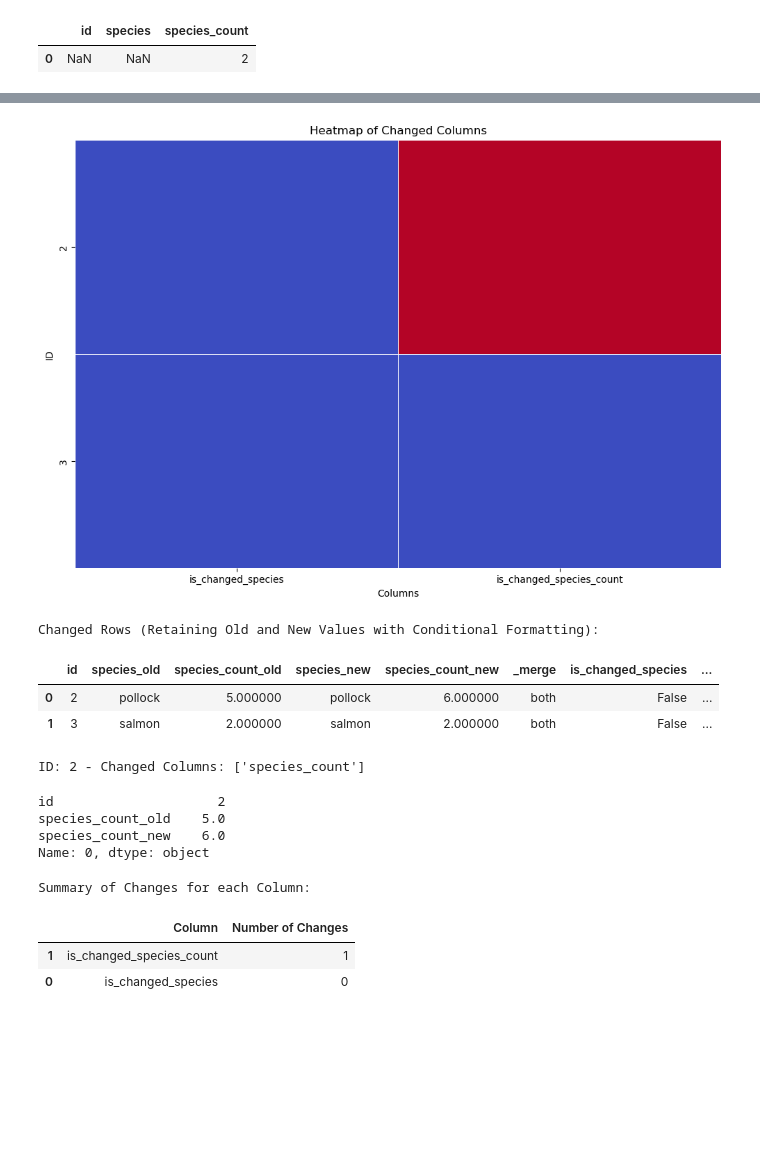
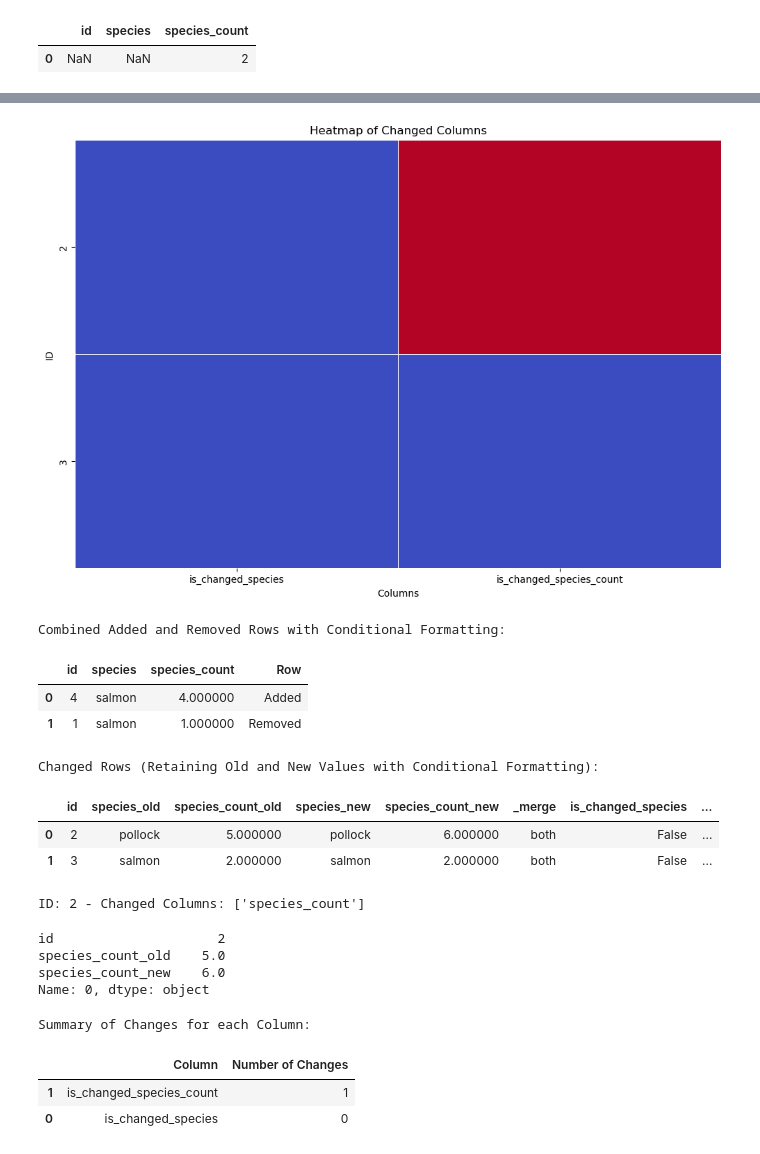
Before and after one commit to craigmillard/pandas-playground, a Jupyter notebook: simple-diff-examples.ipynb, the cells around one changed output, grey strips where cells are left out. Cells and saved outputs as stored; diff of their text form; code cells hidden in the pictures; blank space fills up the shorter version.

Commit message:
Make diff examples better and improve formatting, add data sources

```diff
--- a/simple-diff-examples.ipynb
+++ b/simple-diff-examples.ipynb
@@ -98,47 +98,79 @@ change_matrix = changed_rows.set_index('id')[['is_changed_' + col for col in col
 # Plot heatmap
 plt.figure(figsize=(12, 8))
 sns.heatmap(change_matrix, cmap="coolwarm", cbar=False, linewidths=0.5)
 plt.title('Heatmap of Changed Columns')
 plt.xlabel('Columns')
 plt.ylabel('ID')
 plt.show()
 
-# Step 5: Display Detailed Changes for Added, Removed, and Changed Rows
-# Display the final combined table of added and removed rows
-print("Combined Added and Removed Rows:")
-display(combined_rows)
+# Step 3: Define a function to apply conditional formatting
+# Step 3: Define a function to apply lighter conditional formatting
+def highlight_rows(row):
+    if row['Row'] == 'Added':
+        return ['background-color: #ccffcc'] * len(row)  # Light green
+    elif row['Row'] == 'Removed':
+        return ['background-color: #ffcccc'] * len(row)  # Light red
+    else:
+        return [''] * len(row)
+
+# Step 4: Apply the formatting function and display the DataFrame
+styled_combined_rows = combined_rows.style.apply(highlight_rows, axis=1)
+
+# Display the final combined table with color formatting
+print("Combined Added and Removed Rows with Conditional Formatting:")
+display(styled_combined_rows)
+
+#Changed rows
+changed_rows = changed_rows.reset_index(drop=True)
+
+# Step 4: Define a function for conditional formatting
+# Step 4: Define a function for conditional formatting using map instead of applymap
+def highlight_changes(dataframe):
+    # Highlight old values as red and new values as green
+    return dataframe.style.map(lambda v: 'background-color: #ffcccc', subset=[col for col in dataframe.columns if '_old' in col]) \
+                          .map(lambda v: 'background-color: #ccffcc', subset=[col for col in dataframe.columns if '_new' in col])
+
+# Apply the conditional formatting to the changed rows
+styled_changed_rows = highlight_changes(changed_rows)
+
+print("Changed Rows (Retaining Old and New Values with Conditional Formatting):")
+display(styled_changed_rows)
 
 # Display Changed Rows with Detailed Column Changes
 # Display the detailed changes for each row
 for index, row in changed_rows.iterrows():
     changed_columns = [col for col in columns_to_compare if row['is_changed_' + col]]
     if changed_columns:
         print(f"ID: {row['id']} - Changed Columns: {changed_columns}")
         display(row[["id"] + [col + '_old' for col in changed_columns] + [col + '_new' for col in changed_columns]])
 
 # Summary of Changes for each Column
 
 # Summary of how many times each column was changed
 change_summary = change_matrix.sum().reset_index()
 change_summary.columns = ['Column', 'Number of Changes']
 change_summary = change_summary.sort_values(by='Number of Changes', ascending=False)
 
 # Display the summary
 print("Summary of Changes for each Column:")
 display(change_summary)
 # %% [output]
 [figure]
 [figure]
-Changed Rows (Retaining Old and New Values with Conditional Formatting):
+Combined Added and Removed Rows with Conditional Formatting:
-|  | id | species_old | species_count_old | species_new | species_count_new | _merge | is_changed_species | ... |
-| 0 | 2 | pollock | 5.000000 | pollock | 6.000000 | both | False | ... |
-| 1 | 3 | salmon | 2.000000 | salmon | 2.000000 | both | False | ... |
+|  | id | species | species_count | Row |
+| 0 | 4 | salmon | 4.000000 | Added |
+| 1 | 1 | salmon | 1.000000 | Removed |
-ID: 2 - Changed Columns: ['species_count']
+Changed Rows (Retaining Old and New Values with Conditional Formatting):
+|  | id | species_old | species_count_old | species_new | species_count_new | _merge | is_changed_species | ... |
+| 0 | 2 | pollock | 5.000000 | pollock | 6.000000 | both | False | ... |
+| 1 | 3 | salmon | 2.000000 | salmon | 2.000000 | both | False | ... |
-id                     2
-species_count_old    5.0
-species_count_new    6.0
-Name: 0, dtype: object
+ID: 2 - Changed Columns: ['species_count']
-Summary of Changes for each Column:
+id                     2
+species_count_old    5.0
+species_count_new    6.0
+Name: 0, dtype: object
-|  | Column | Number of Changes |
-| 1 | is_changed_species_count | 1 |
-| 0 | is_changed_species | 0 |
+Summary of Changes for each Column:
+|  | Column | Number of Changes |
+| 1 | is_changed_species_count | 1 |
+| 0 | is_changed_species | 0 |
```
Also changed, not shown: 2 other files.
